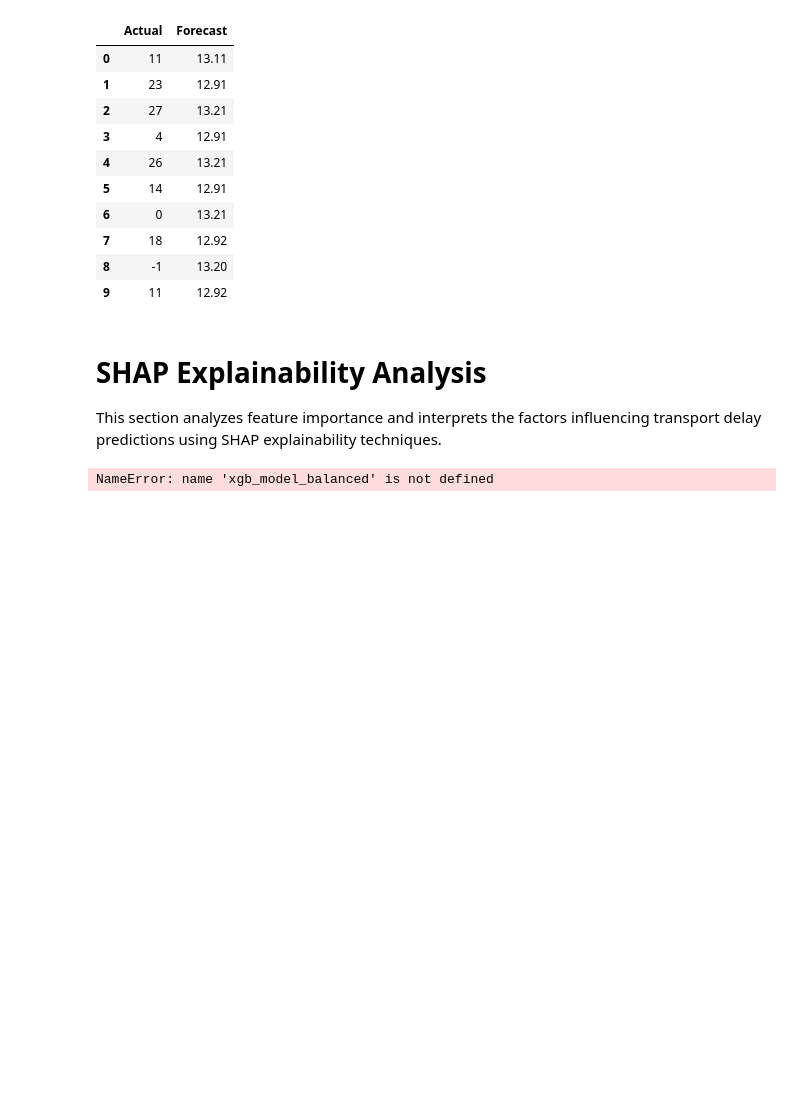
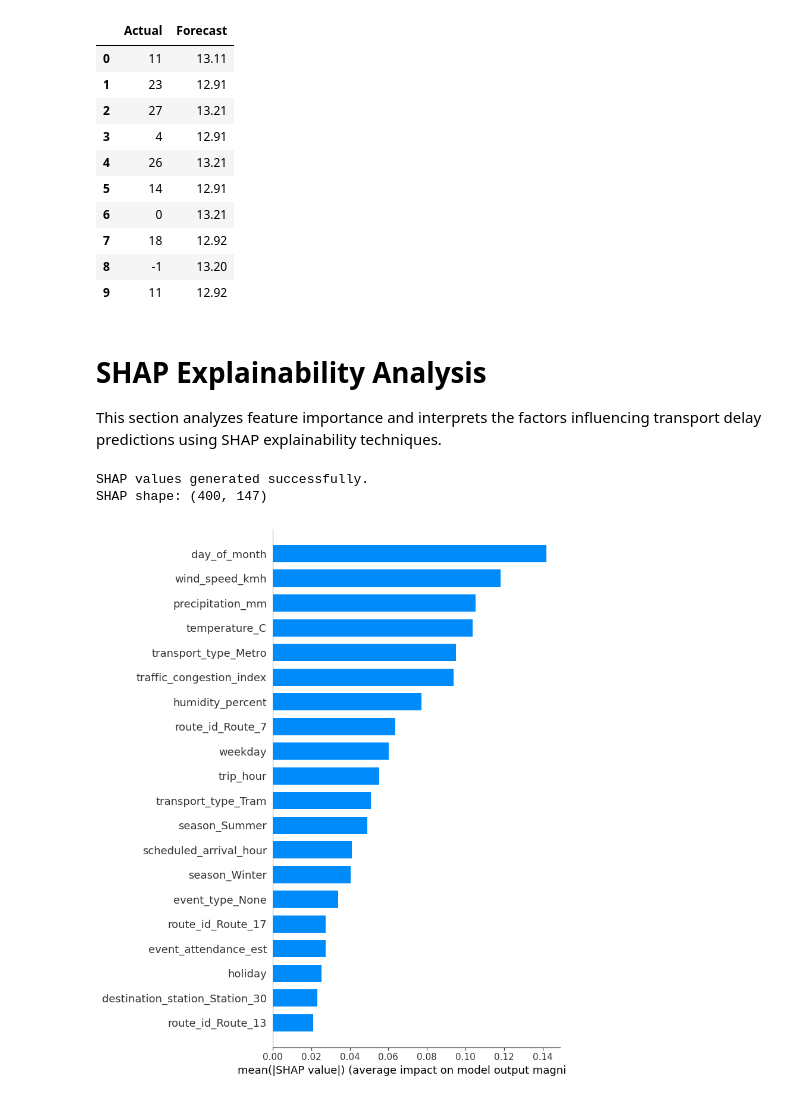
Before and after one commit to markokratos0918/ai-dss-auckland-public-transport, a Jupyter notebook: notebooks/04_modeling_checkpoint.ipynb, the cells around one changed output. Cells and saved outputs as stored; diff of their text form; code cells hidden in the pictures; blank space fills up the shorter version.

Commit message:
Milestone 5: complete AI modeling, SHAP explainability, and reproducible ML environment setup

```diff
--- a/notebooks/04_modeling_checkpoint.ipynb
+++ b/notebooks/04_modeling_checkpoint.ipynb
@@ -479,10 +479,13 @@ This section analyzes feature importance and interprets
 the factors influencing transport delay predictions
 using SHAP explainability techniques.
 # %%
+# SHAP explainability
+
 import shap
+import numpy as np
 
-# Create explainer
-explainer = shap.TreeExplainer(xgb_model_balanced)
+# Create explainer using the balanced XGBoost model
+explainer = shap.TreeExplainer(xgb_balanced_model)
 
 # Generate SHAP values
 shap_values = explainer.shap_values(X_test)
@@ -490,4 +493,15 @@ shap_values = explainer.shap_values(X_test)
 print("SHAP values generated successfully.")
 print("SHAP shape:", np.array(shap_values).shape)
 # %% [output]
-NameError: name 'xgb_model_balanced' is not defined
+SHAP values generated successfully.
+SHAP shape: (400, 147)
+# %%
+# SHAP summary bar plot
+
+shap.summary_plot(
+    shap_values,
+    X_test,
+    plot_type="bar"
+)
+# %% [output]
+[figure, added]
```
Also changed, not shown: parts of 1 cell of this notebook, 1 other file.
